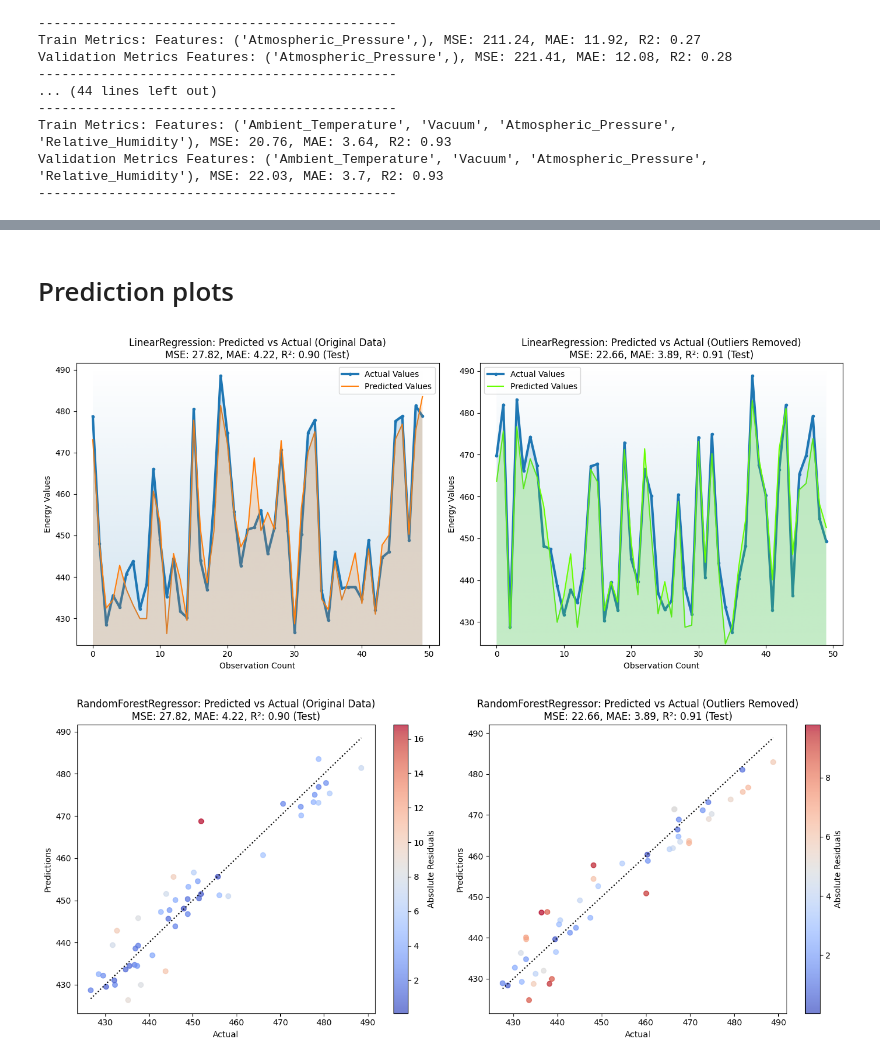
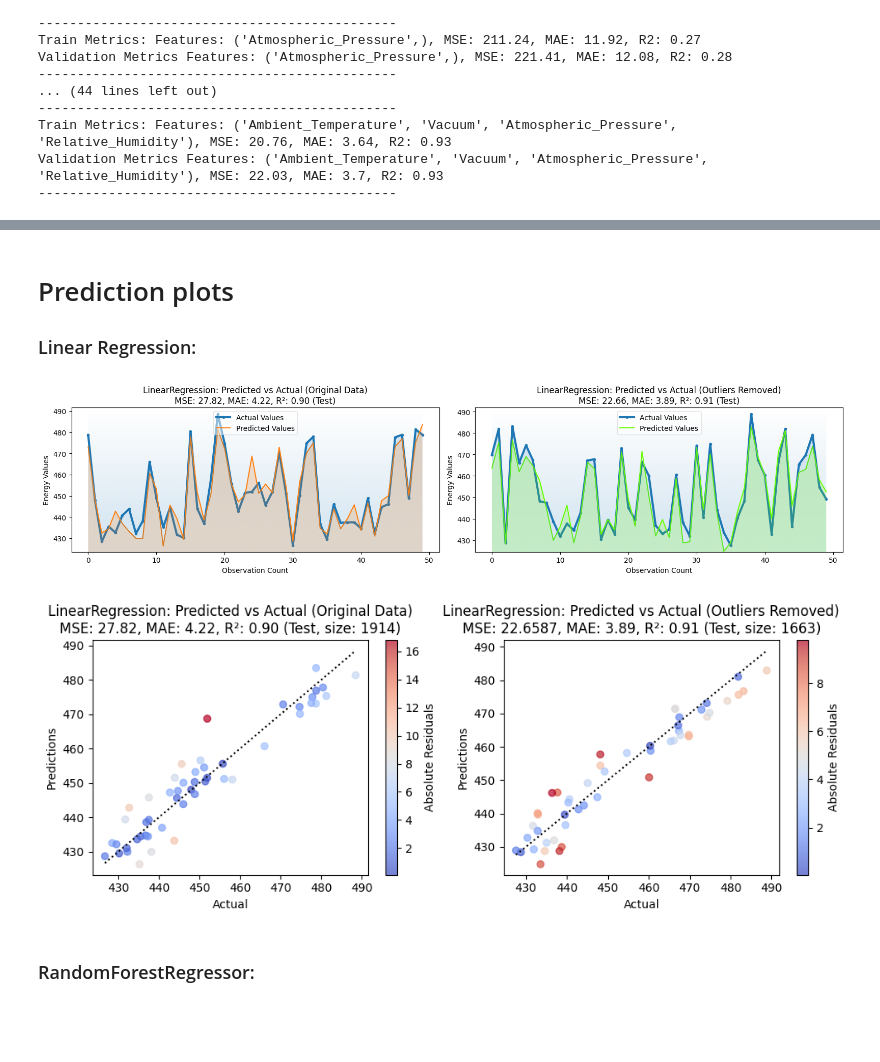
Before and after one commit to isralennon/MSAAI500, a Jupyter notebook: CCPP_condensed.ipynb, the cells around one changed output, grey strips where cells are left out. Drawn from its saved outputs; the diff is of its cells as text; code cells hidden in the pictures; blank space fills up the shorter version.

```diff
--- a/CCPP_condensed.ipynb
+++ b/CCPP_condensed.ipynb
@@ -559,5 +559,6 @@ plt.show()
 # %% [markdown]
 # Prediction plots
+### Linear Regression:
 # %%
 # Limit observations to plot (test set for plot)
 start_obs = 150
@@ -612,8 +613,8 @@ mse_test_outliers = mean_squared_error(y_test_outliers, y_test_predictions_outli
 mae_test_outliers = mean_absolute_error(y_test_outliers, y_test_predictions_outliers)
 r2_test_outliers = r2_score(y_test_outliers, y_test_predictions_outliers)
 
-# Create side-by-side plots
-plt.figure(figsize=(14, 6))
+# Plot size
+plt.figure(figsize=(16, 4))
 
 # Selecting part of the data for plotting (original df)
 predictions_num = y_test_predictions[start_obs:end_obs]
@@ -624,85 +625,81 @@ x_values_num = np.arange(len(predictions_num))
 predictions_num_outliers = y_test_predictions_outliers[start_obs:end_obs]
 y_test_num_outliers = y_test_outliers.iloc[start_obs:end_obs]
 
 # Plot for original df
 plt.subplot(1, 2, 1)  # 1 row, 2 columns, first subplot
 plt.plot(x_values_num, y_test_num, linewidth=3, marker='.', label='Actual Values')
 mplcyberpunk.add_gradient_fill(alpha_gradientglow=0.2, gradient_start='top')  # underglow specs
 plt.plot(x_values_num, predictions_num, linewidth=1.5, label='Predicted Values')
 mplcyberpunk.add_gradient_fill(alpha_gradientglow=0.2, gradient_start='zero')  # underglow specs
 plt.title(f'LinearRegression: Predicted vs Actual (Original Data)\n'
           f'MSE: {mse_test:.2f}, MAE: {mae_test:.2f}, R²: {r2_test:.2f} (Test)')
 plt.xlabel('Observation Count')
 plt.ylabel('Energy Values')
-plt.legend()
+plt.legend(loc='upper center', framealpha=0.5)
 plt.tight_layout()
 
 # Plot for df_outliers_removed
 plt.subplot(1, 2, 2)  # 1 row, 2 columns, second subplot
 plt.plot(x_values_num, y_test_num_outliers, linewidth=3, marker='.', label='Actual Values')
 mplcyberpunk.add_gradient_fill(alpha_gradientglow=0.2, gradient_start='top')  # underglow specs
 plt.plot(x_values_num, predictions_num_outliers, linewidth=1.5, label='Predicted Values', color='#68ff00')
 mplcyberpunk.add_gradient_fill(alpha_gradientglow=0.2, gradient_start='zero')  # underglow specs
 plt.title(f'LinearRegression: Predicted vs Actual (Outliers Removed)\n'
           f'MSE: {mse_test_outliers:.2f}, MAE: {mae_test_outliers:.2f}, R²: {r2_test_outliers:.2f} (Test)')
 plt.xlabel('Observation Count')
 plt.ylabel('Energy Values')
-plt.legend()
+plt.legend(loc='upper center', framealpha=0.5)
 plt.tight_layout()
 
 # Show the plots
 plt.show()
 # %% [output]
-[figure, old version]
+[figure, new version]
 # %%
-# Limit observations to plot (test set for plot) - using iloc for positional indexing
-start_obs = 150
-end_obs = 200
+# Model used
+model = LinearRegression()
+model.fit(X_train, y_train)
 
-# Create side-by-side plots
-plt.figure(figsize=(14, 6))
+# Train-test split sizes
+test_size_original = X_test.shape[0]
+test_size_outliers_removed = X_test_outliers.shape[0]
 
-# Selecting part of the data for plotting (original df) using iloc for positional slicing
-predictions_num = y_test_predictions[start_obs:end_obs]
-y_test_num = y_test.iloc[start_obs:end_obs].to_numpy()  # Convert to numpy array
 # Calculate residuals
 residuals = predictions_num - y_test_num
 
-# Plot for original df
-plt.subplot(1, 2, 1)  # 1 row, 2 columns, first subplot
-plt.scatter(y_test_num, predictions_num, c=np.abs(residuals), cmap='coolwarm', alpha=0.7)
-plt.colorbar(label='Absolute Residuals')  # Add color bar for reference
-plt.title(f'RandomForestRegressor: Predicted vs Actual (Original Data)\n'
-          f'MSE: {mse_test:.2f}, MAE: {mae_test:.2f}, R²: {r2_test:.2f} (Test)')
-plt.xlabel('Actual')
-plt.ylabel('Predictions')
-
-# Adding a diagonal line for reference
-plt.plot([min(y_test_num), max(y_test_num)], [min(y_test_num), max(y_test_num)], color='black', linestyle=':')
-
-# Selecting part of the data for plotting (df_outliers_removed) using iloc for positional slicing
-predictions_num_outliers = y_test_predictions_outliers[start_obs:end_obs]
-y_test_num_outliers = y_test_outliers.iloc[start_obs:end_obs].to_numpy()  # Convert to numpy array
 # Calculate residuals
 residuals_outliers = predictions_num_outliers - y_test_num_outliers
 
-# Plot for df_outliers_removed
+# Plot size
+plt.figure(figsize=(10, 4))
+
+# Plot for original data
+plt.subplot(1, 2, 1)  # 1 row, 2 columns, first subplot
+plt.scatter(y_test_num, predictions_num, c=np.abs(residuals), cmap='coolwarm', alpha=0.7)
+plt.colorbar(label='Absolute Residuals')
+plt.title(f'LinearRegression: Predicted vs Actual (Original Data)\n'
+          f'MSE: {mse_test:.2f}, MAE: {mae_test:.2f}, R²: {r2_test:.2f} (Test{test_size_original})')
+plt.xlabel('Actual')
+plt.ylabel('Predictions')
+plt.plot([min(y_test_num), max(y_test_num)], [min(y_test_num), max(y_test_num)], color='black', linestyle=':')
+
+# Plot for outliers removed
 plt.subplot(1, 2, 2)  # 1 row, 2 columns, second subplot
 plt.scatter(y_test_num_outliers, predictions_num_outliers, c=np.abs(residuals_outliers), cmap='coolwarm', alpha=0.7)
-plt.colorbar(label='Absolute Residuals')  # Add color bar for reference
-plt.title(f'RandomForestRegressor: Predicted vs Actual (Outliers Removed)\n'
-          f'MSE: {mse_test_outliers:.2f}, MAE: {mae_test_outliers:.2f}, R²: {r2_test_outliers:.2f} (Test)')
+plt.colorbar(label='Absolute Residuals')
+plt.title(f'LinearRegression: Predicted vs Actual (Outliers Removed)\n'
+          f'MSE: {mse_test_outliers:.4f}, MAE: {mae_test_outliers:.2f}, R²: {r2_test_outliers:.2f} (Test, size: {test_size_outliers_removed})')
 plt.xlabel('Actual')
 plt.ylabel('Predictions')
-
-# Adding a diagonal line for reference
 plt.plot([min(y_test_num_outliers), max(y_test_num_outliers)], [min(y_test_num_outliers), max(y_test_num_outliers)], color='black', linestyle=':')
 
-# Adjust layout and show plots
+# Show the side-by-side plots
 plt.tight_layout()
 plt.show()
 # %% [output]
-[figure, old version]
+[figure, new version]
+# %% [markdown]
+### RandomForestRegressor:
 # %%
 # Limit observations to plot (test set for plot)
 start_obs = 100
```
Also changed, not shown: parts of 4 cells of this notebook.
